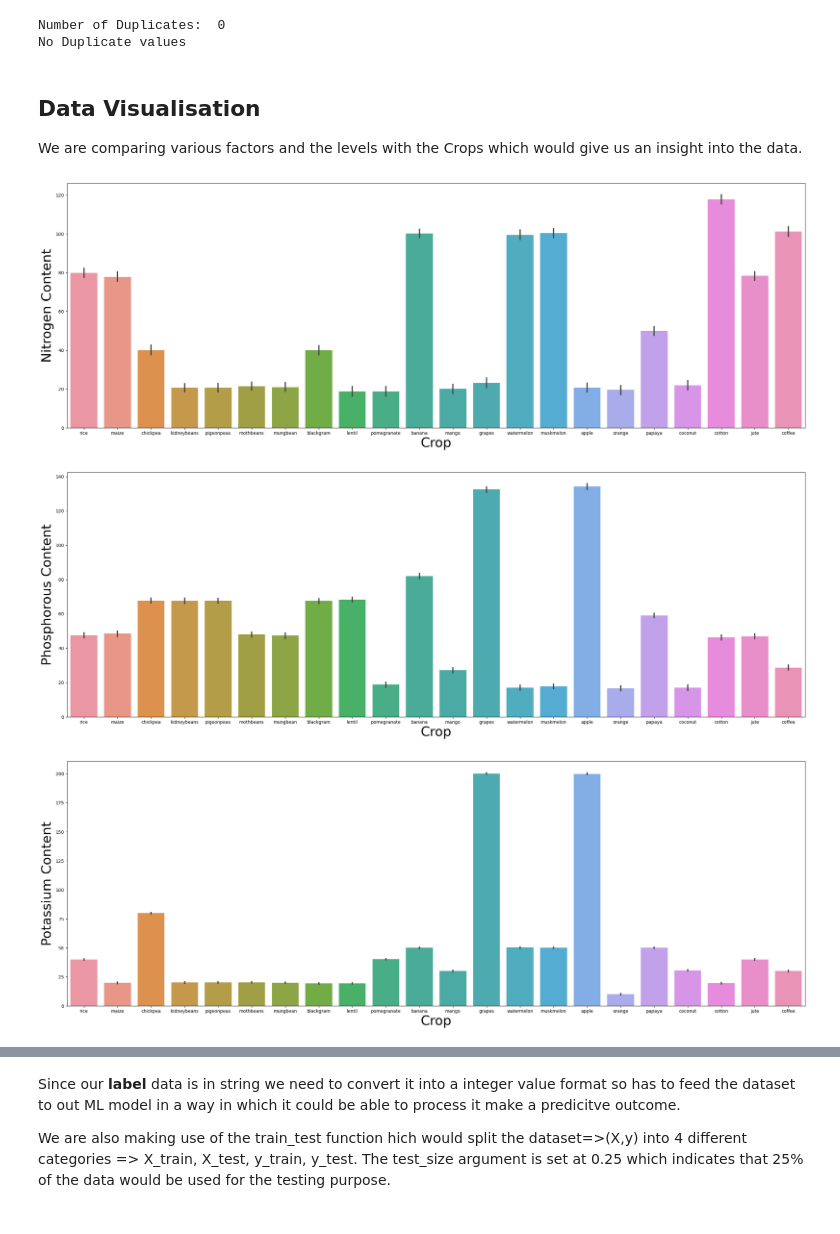
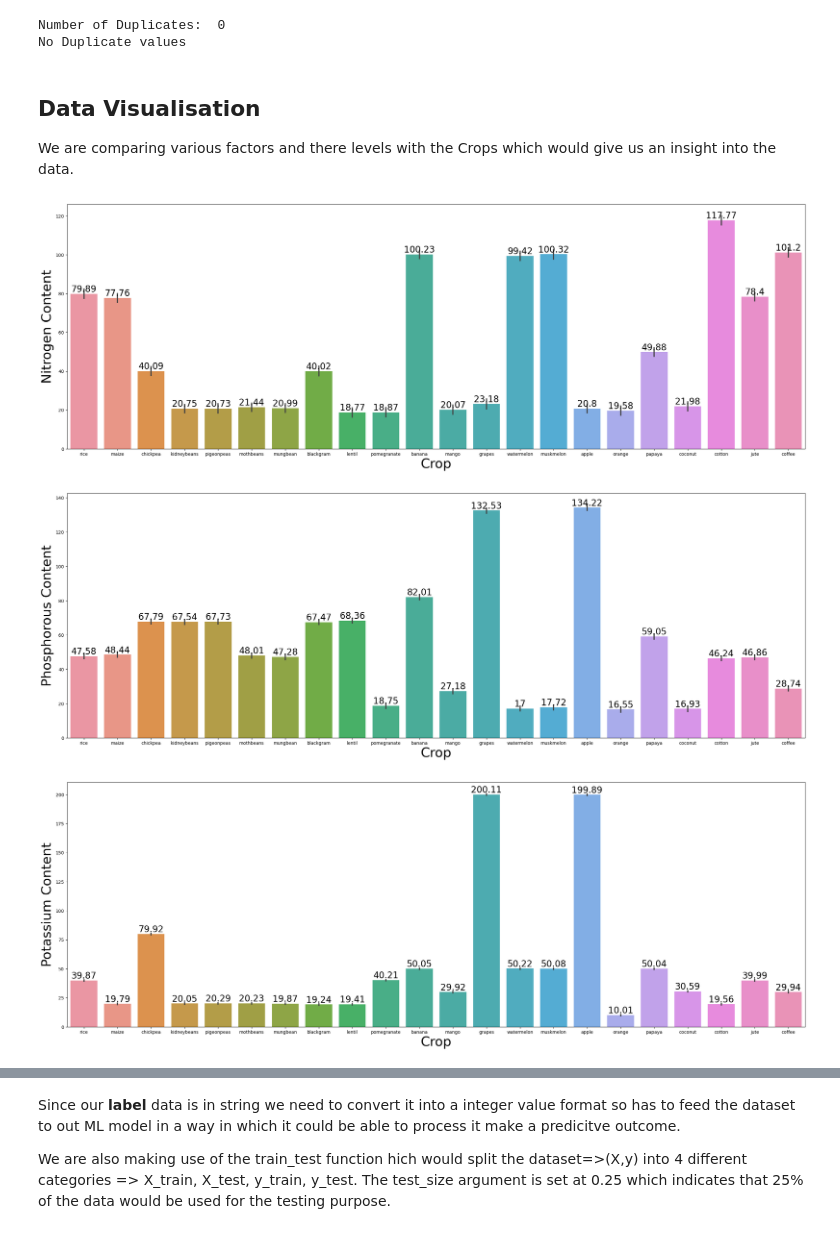
Before and after one commit to ShivamBhosale/Crop-Recommendation-Engine, a Jupyter notebook: Crop Recommendation Engine.ipynb, the cells around one changed output, grey strips where cells are left out. Drawn from its saved outputs; the diff is of its cells as text; code cells hidden in the pictures.

```diff
--- a/Crop Recommendation Engine.ipynb
+++ b/Crop Recommendation Engine.ipynb
@@ -70,31 +83,34 @@ No Duplicate values
 # %% [markdown]
 ## Data Visualisation
 
-We are comparing various factors and the levels with the Crops which would give us an insight into the data.
+We are comparing various factors and there levels with the Crops which would give us an insight into the data.
 # %%
 fig, ax = plt.subplots(figsize=(30, 10))
 sns.barplot(data=df, x="label",y="N")
 plt.xlabel("Crop",fontsize=30)
 plt.ylabel("Nitrogen Content",fontsize=30)
+ax.bar_label(ax.containers[0],fontsize=20)
 plt.show()
 # %% [output]
-[figure, old version]
+[figure, new version]
 # %%
 fig, ax = plt.subplots(figsize=(30, 10))
 sns.barplot(data=df, x="label",y="P")
 plt.xlabel("Crop",fontsize=30)
 plt.ylabel("Phosphorous Content",fontsize=30)
+ax.bar_label(ax.containers[0],fontsize=20)
 plt.show()
 # %% [output]
-[figure, old version]
+[figure, new version]
 # %%
 fig, ax = plt.subplots(figsize=(30, 10))
 sns.barplot(data=df, x="label",y="K")
 plt.xlabel("Crop",fontsize=30)
 plt.ylabel("Potassium Content",fontsize=30)
+ax.bar_label(ax.containers[0],fontsize=20)
 plt.show()
 # %% [output]
-[figure, old version]
+[figure, new version]
 # %%
 fig, ax = plt.subplots(figsize=(30, 10))
 sns.barplot(data=df, x="label",y="temperature")
```
Also changed, not shown: parts of 9 cells of this notebook, 5 other files.
